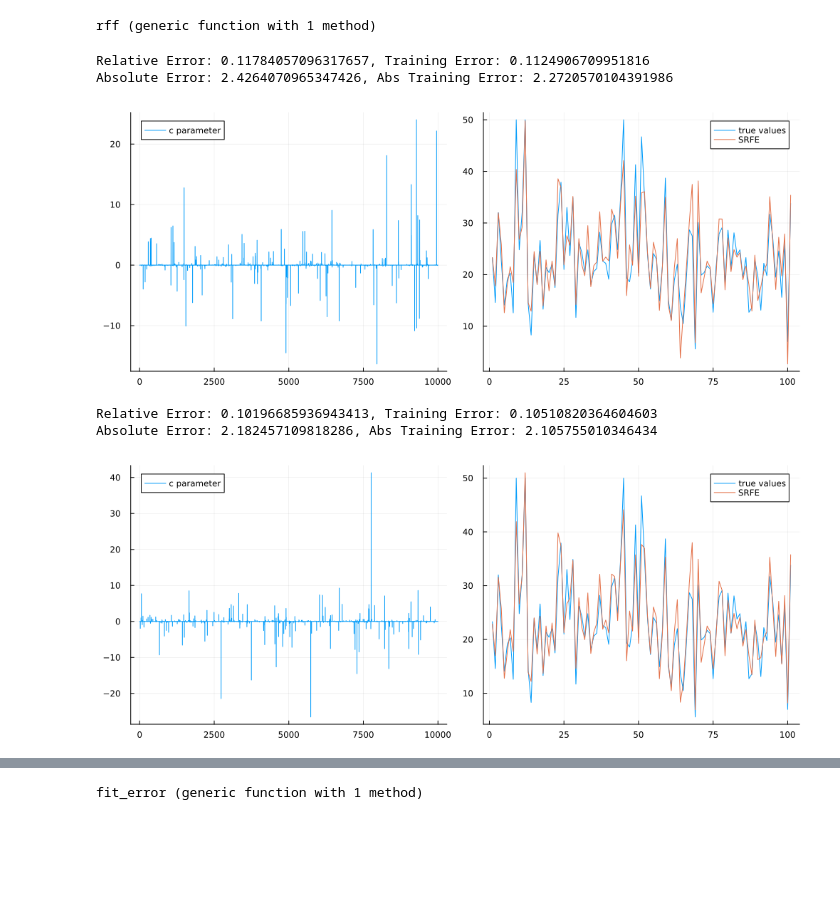
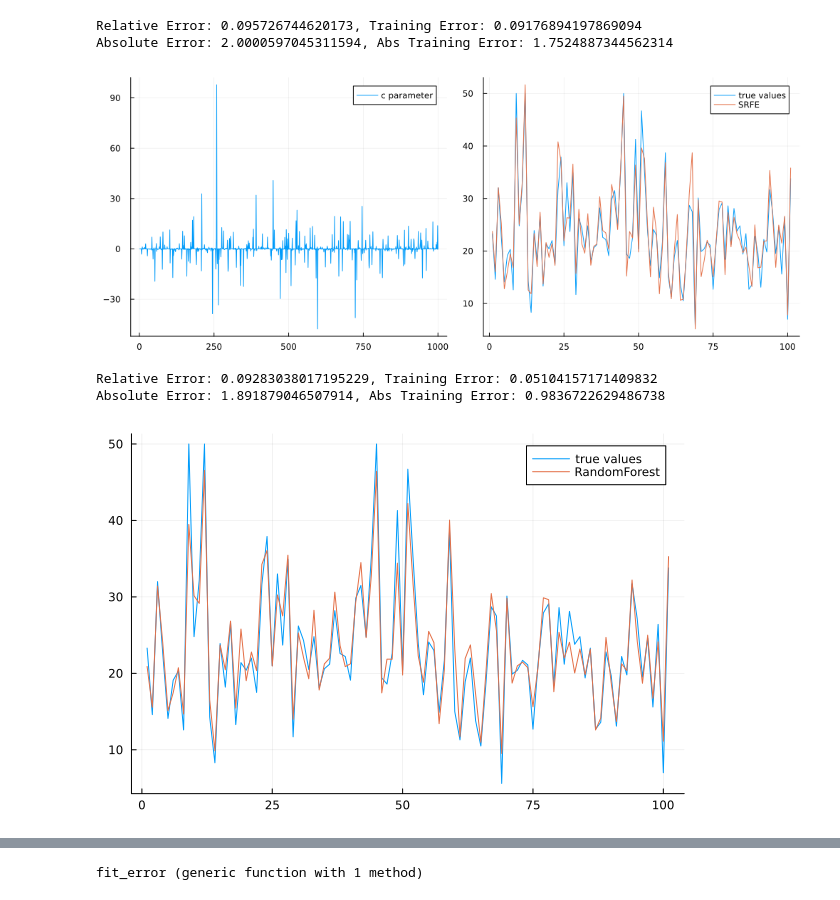
Before and after one commit to grsbe/qsrfe, a Jupyter notebook: modeltests.ipynb, the cells around one changed output, grey strips where cells are left out. Cells and saved outputs as stored; diff of their text form; code cells hidden in the pictures; blank space fills up the shorter version.

```diff
--- a/modeltests.ipynb
+++ b/modeltests.ipynb
@@ -68,14 +75,12 @@ rel_error(y_pred,y_test)
-# %%
-#constants
-λ = 0.006
-N= 10000
-func = rff
-# %% [output]
-rff (generic function with 1 method)
 # %%
 ##########################################################
+N = 1000
+λ = 0.0006
+func = rff
+
 #fitting
-c, ω, ζ = fit_srfe(Xtrain,ytrain,λ,N,func;σ2=1,q=0, quantization=0,K=1,r=2,pruning=1.0,max_iter=20000)
+
+c, ω, ζ = fit_srfe(Xtrain,ytrain,λ,N,func;σ2=1,q=0, quantization=0,K=2,r=1,β=1.1,clambda=0, limit=1,pruning=1.0,max_iter=20000)
 y_pred = compute_featuremap(Xtest,ω,func,ζ) * c
 y_trainpred = compute_featuremap(Xtrain,ω,func,ζ) * c
 println("Relative Error: $(rel_error(ytest,y_pred)), Training Error: $(rel_error(ytrain,y_trainpred))")
@@ -85,22 +90,21 @@ p2 = plot(ytest, label="true values")
 plot!(y_pred, label="SRFE")
 plot(p1,p2,layout=2,size=(1000,400))
 # %% [output]
-Relative Error: 0.11784057096317657, Training Error: 0.1124906709951816
-Absolute Error: 2.4264070965347426, Abs Training Error: 2.2720570104391986
+Relative Error: 0.095726744620173, Training Error: 0.09176894197869094
+Absolute Error: 2.0000597045311594, Abs Training Error: 1.7524887344562314
-[figure, old version]
+[figure, new version]
 # %%
-##########################################################
-#fitting
-c, ω, ζ = fit_srfe(Xtrain,ytrain,λ,N,func;σ2=1,q=0, quantization=0,K=1,r=2,pruning=1.0,max_iter=20000)
-y_pred = compute_featuremap(Xtest,ω,func,ζ) * c
-y_trainpred = compute_featuremap(Xtrain,ω,func,ζ) * c
+#RandomForest Regression
+modelType = @load RandomForestRegressor pkg = "BetaML" verbosity=0
+model= modelType()
+(fitResults, cache, report) = MLJ.fit(model, 0, Xtrain, ytrain)
+y_pred = predict(model, fitResults, Xtest)
+y_trainpred = predict(model, fitResults, Xtrain)
 println("Relative Error: $(rel_error(ytest,y_pred)), Training Error: $(rel_error(ytrain,y_trainpred))")
 println("Absolute Error: $(mean(abs.(ytest-y_pred))), Abs Training Error: $(mean(abs.(ytrain-y_trainpred)))")
-p1 = plot(c,label="c parameter")
-p2 = plot(ytest, label="true values")
-plot!(y_pred, label="SRFE")
-plot(p1,p2,layout=2,size=(1000,400))
+plot(ytest, label="true values")
+plot!(y_pred, label="RandomForest")
 # %% [output]
-Relative Error: 0.10196685936943413, Training Error: 0.10510820364604603
-Absolute Error: 2.182457109818286, Abs Training Error: 2.105755010346434
+Relative Error: 0.09283038017195229, Training Error: 0.05104157171409832
+Absolute Error: 1.891879046507914, Abs Training Error: 0.9836722629486738
-[figure, old version]
+[figure, new version]
```
Also changed, not shown: parts of 8 cells of this notebook, 1 other file.
